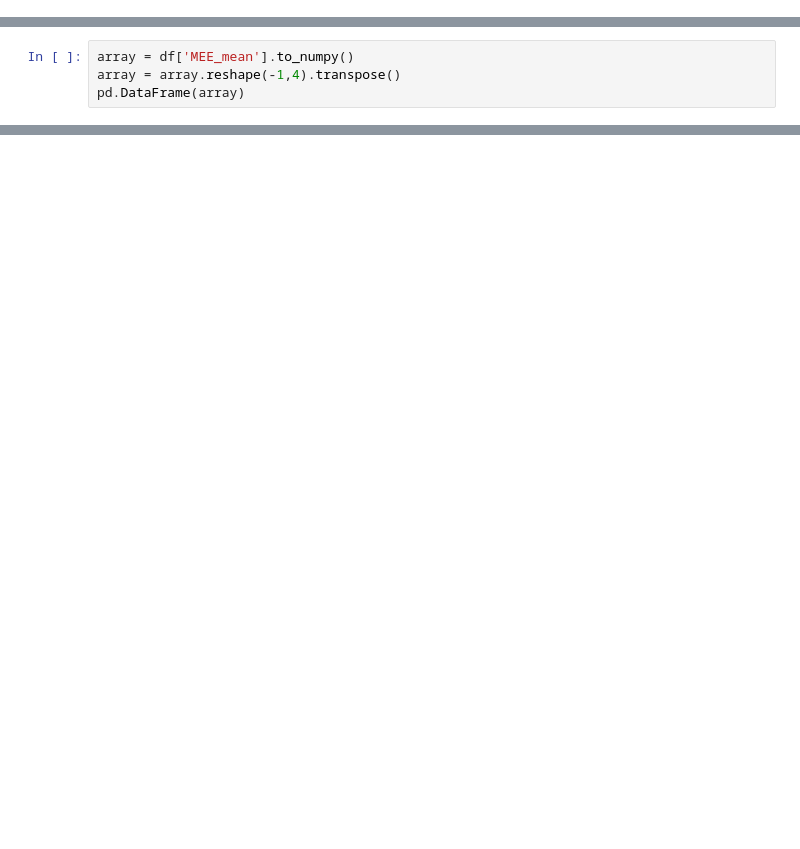
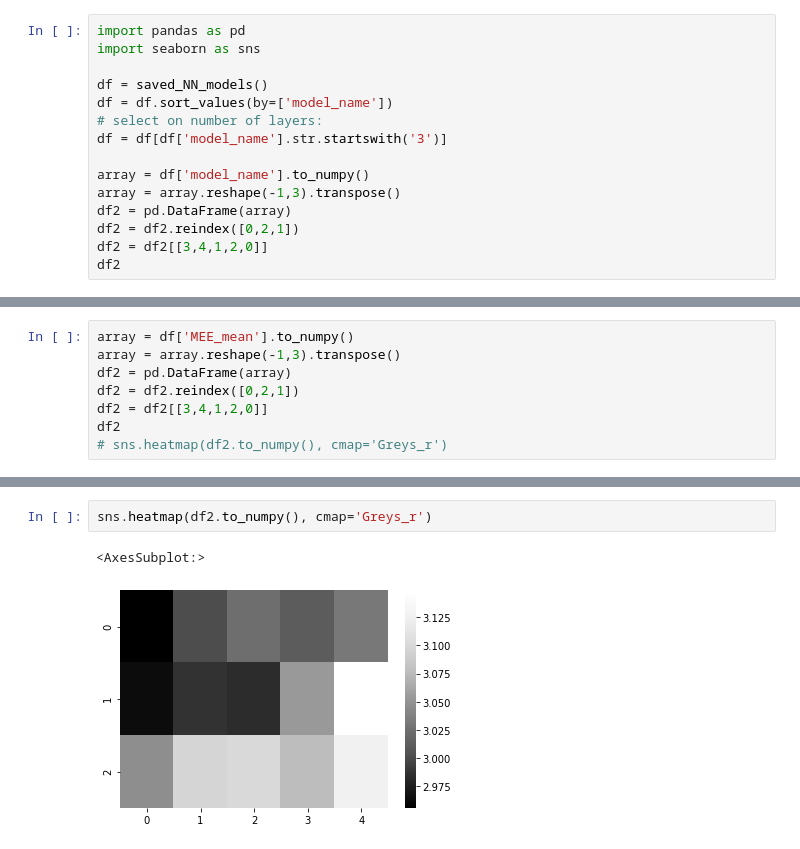
Before and after one commit to FeLusiani/ML_Project, a Jupyter notebook: MLCode/CUP_NN.ipynb, the cells around one changed output, grey strips where cells are left out. Cells and saved outputs as stored; diff of their text form; blank space fills up the shorter version.

```diff
--- a/MLCode/CUP_NN.ipynb
+++ b/MLCode/CUP_NN.ipynb
@@ -141,0 +124,15 @@ df
+# %%
+import pandas as pd
+import seaborn as sns
+
+df = saved_NN_models()
+df = df.sort_values(by=['model_name'])
+# select on number of layers:
+df = df[df['model_name'].str.startswith('3')]
+
+array = df['model_name'].to_numpy()
+array = array.reshape(-1,3).transpose()
+df2 = pd.DataFrame(array)
+df2 = df2.reindex([0,2,1])
+df2 = df2[[3,4,1,2,0]]
+df2
@@ -142,4 +144,8 @@ df
 # %%
 array = df['MEE_mean'].to_numpy()
-array = array.reshape(-1,4).transpose()
-pd.DataFrame(array)
+array = array.reshape(-1,3).transpose()
+df2 = pd.DataFrame(array)
+df2 = df2.reindex([0,2,1])
+df2 = df2[[3,4,1,2,0]]
+df2
+# sns.heatmap(df2.to_numpy(), cmap='Greys_r')
@@ -155,0 +157,5 @@ pd.DataFrame(array)
+# %%
+sns.heatmap(df2.to_numpy(), cmap='Greys_r')
+# %% [output]
+<AxesSubplot:>
+[figure, added]
```
Also changed, not shown: parts of 9 cells of this notebook, 3 other files.
